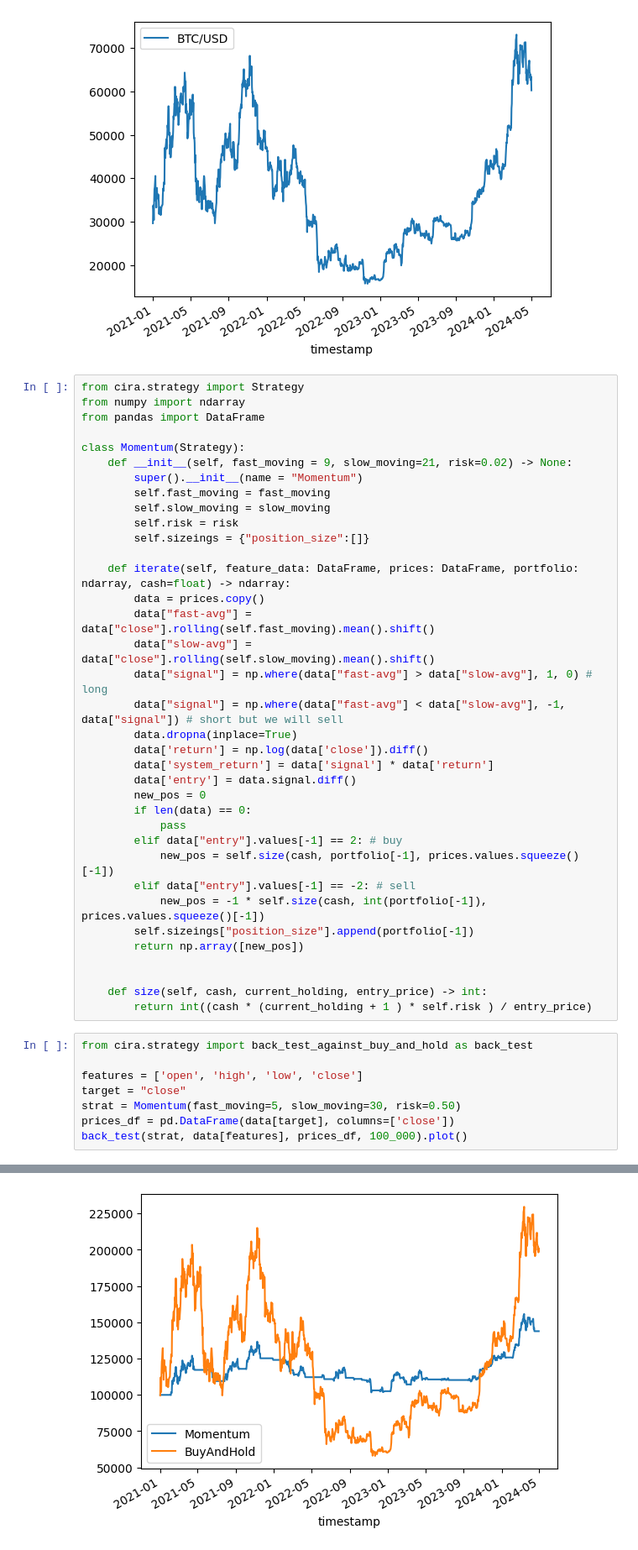
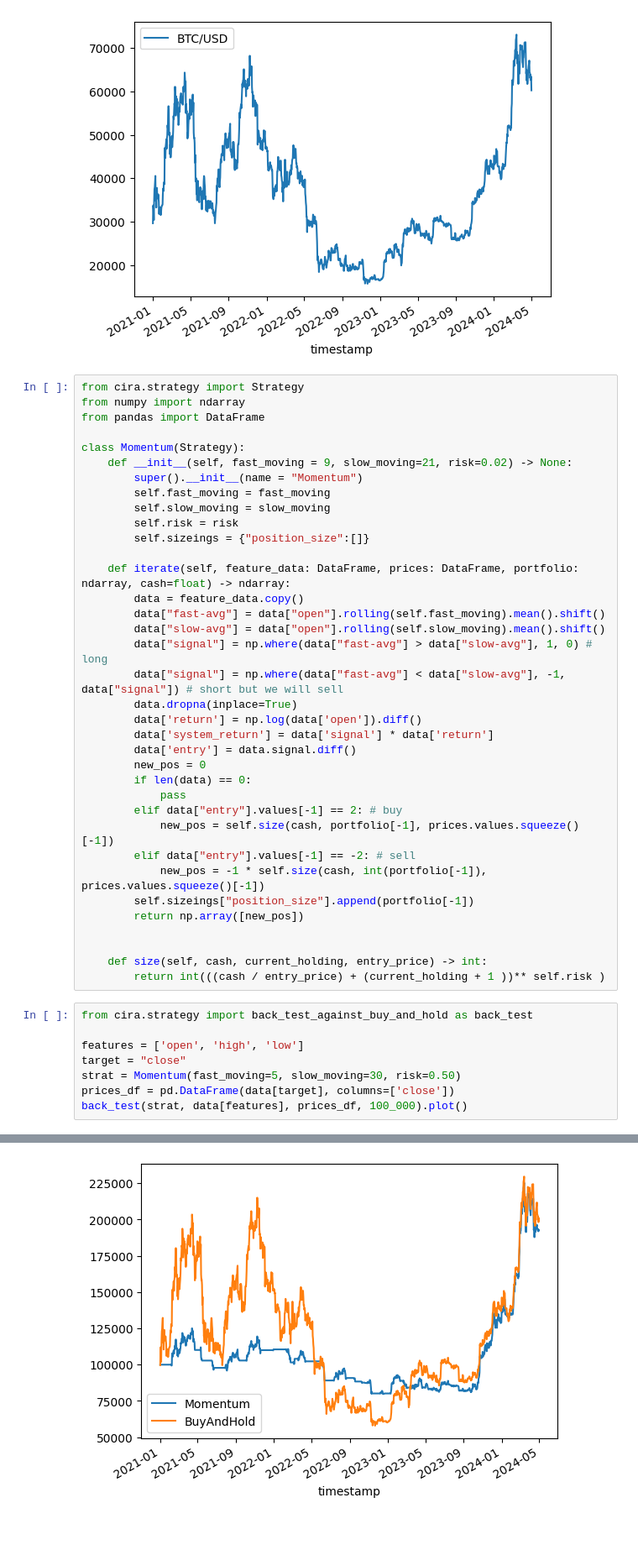
Before and after one commit to AxelGard/cira-examples, a Jupyter notebook: momentum.ipynb, the cells around one changed output, grey strips where cells are left out. Shown at 84% size. Cells and saved outputs as stored; diff of their text form.

Commit message:
momentum uses open and worked on sizeing

```diff
--- a/momentum.ipynb
+++ b/momentum.ipynb
@@ -65,13 +65,13 @@ class Momentum(Strategy):
         self.sizeings = {"position_size":[]}
 
     def iterate(self, feature_data: DataFrame, prices: DataFrame, portfolio: ndarray, cash=float) -> ndarray:
-        data = prices.copy()
-        data["fast-avg"] = data["close"].rolling(self.fast_moving).mean().shift()
-        data["slow-avg"] = data["close"].rolling(self.slow_moving).mean().shift()
+        data = feature_data.copy()
+        data["fast-avg"] = data["open"].rolling(self.fast_moving).mean().shift()
+        data["slow-avg"] = data["open"].rolling(self.slow_moving).mean().shift()
         data["signal"] = np.where(data["fast-avg"] > data["slow-avg"], 1, 0) # long
         data["signal"] = np.where(data["fast-avg"] < data["slow-avg"], -1, data["signal"]) # short but we will sell
         data.dropna(inplace=True)
-        data['return'] = np.log(data['close']).diff()
+        data['return'] = np.log(data['open']).diff()
         data['system_return'] = data['signal'] * data['return']
         data['entry'] = data.signal.diff()
         new_pos = 0
@@ -86,18 +86,18 @@ class Momentum(Strategy):
 
 
     def size(self, cash, current_holding, entry_price) -> int:
-        return int((cash * (current_holding + 1 ) * self.risk ) / entry_price)
+        return int(((cash / entry_price) + (current_holding + 1 ))** self.risk )
 # %%
 from cira.strategy import back_test_against_buy_and_hold as back_test
 
-features = ['open', 'high', 'low', 'close']
+features = ['open', 'high', 'low']
 target = "close"
 strat = Momentum(fast_moving=5, slow_moving=30, risk=0.50)
 prices_df = pd.DataFrame(data[target], columns=['close'])
 back_test(strat, data[features], prices_df, 100_000).plot()
 # %% [output]
 <Axes: xlabel='timestamp'>
-[figure, old version]
+[figure, new version]
 # %%
 pd.DataFrame(strat.sizeings, index=data.index[1:]).plot()
 # %% [output]
```
Also changed, not shown: parts of 1 cell of this notebook.
